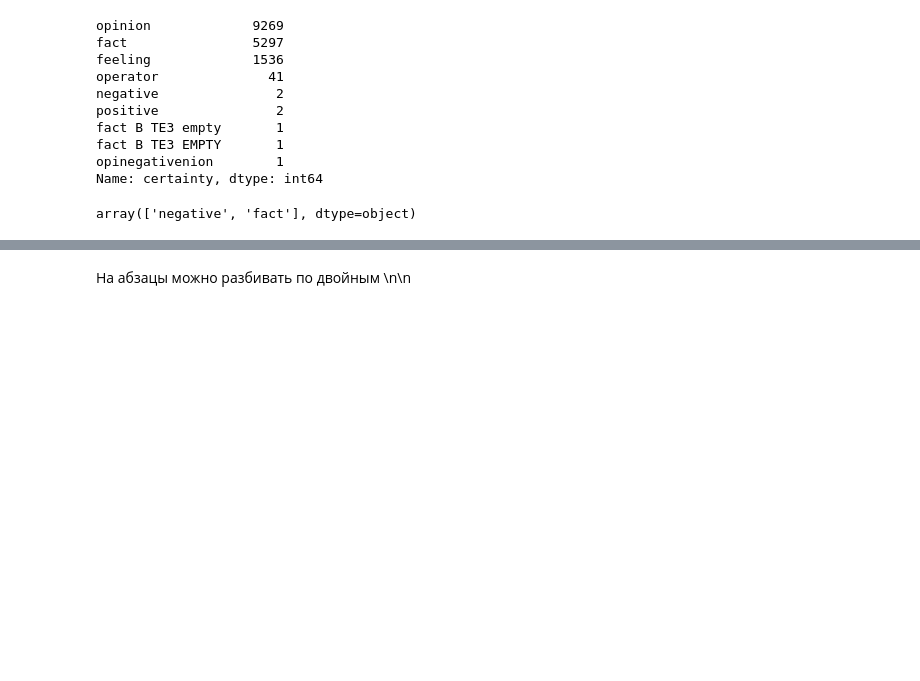
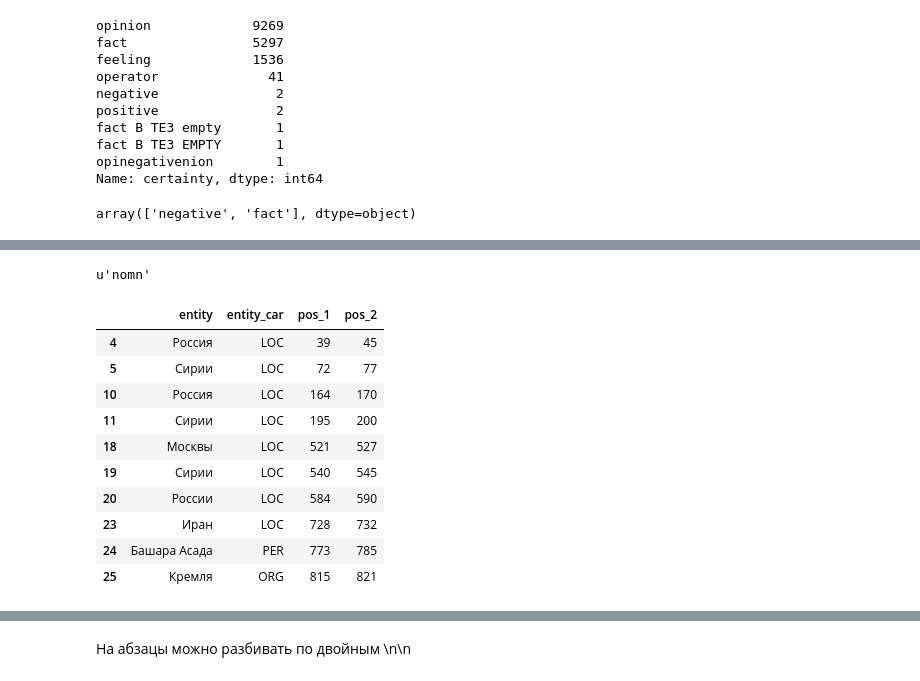
Before and after one commit to DmitrySerg/HSE-NLP-Summer-School, a Jupyter notebook: NLP_summerschool.ipynb, the cells around one changed output, grey strips where cells are left out. Drawn from its saved outputs; the diff is of its cells as text; code cells hidden in the pictures; blank space fills up the shorter version.

```diff
--- a/NLP_summerschool.ipynb
+++ b/NLP_summerschool.ipynb
@@ -50,6 +55,8 @@ def transformAnnotation(number):
     d.columns = ["to_delete", "entity", "entity_car", "pos_1", "pos_2"]
     d.drop(["to_delete"], axis=1, inplace=True)
     d["entity"] = d["entity"].apply(lambda x: x.strip("\r"))
+    d["entity"] = d["entity"].apply(lambda x: x.decode("utf8"))
+
     return d
 
 def transformAnswer(number):
@@ -97,6 +104,9 @@ def loadRuSentiLex():
     Rusentilex["certainty"] = Rusentilex["certainty"].apply(lambda x: x.strip(' '))
 
     return Rusentilex
+
+def cleanString(myString):
+    return myString.translate(None, string.punctuation).decode('utf-8')
 # %% [markdown]
 ![](http://cathyreisenwitz.com/wp-content/uploads/2016/01/no.jpg)
 # %% [markdown]
@@ -141,5 +152,5 @@ getSentimentCertainity("аборт")
 # %% [output]
 array(['negative', 'fact'], dtype=object)
 # %%
-d = transformAnnotation(2)
+entities = transformAnnotation(2)
 a = transformAnswer(2)
@@ -193,0 +176,19 @@ t = loadText(2)
+# %%
+p = morph.parse(u"аборт")[0]
+p.tag.case
+# %% [output]
+u'nomn'
+# %%
+entities[~entities.entity.isin(["Unknown", "Author"])].head(10)
+# %% [output]
+|  | entity | entity_car | pos_1 | pos_2 |
+| 4 | Россия | LOC | 39 | 45 |
+| 5 | Сирии | LOC | 72 | 77 |
+| 10 | Россия | LOC | 164 | 170 |
+| 11 | Сирии | LOC | 195 | 200 |
+| 18 | Москвы | LOC | 521 | 527 |
+| 19 | Сирии | LOC | 540 | 545 |
+| 20 | России | LOC | 584 | 590 |
+| 23 | Иран | LOC | 728 | 732 |
+| 24 | Башара Асада | PER | 773 | 785 |
+| 25 | Кремля | ORG | 815 | 821 |
```
Also changed, not shown: parts of 23 cells of this notebook.
